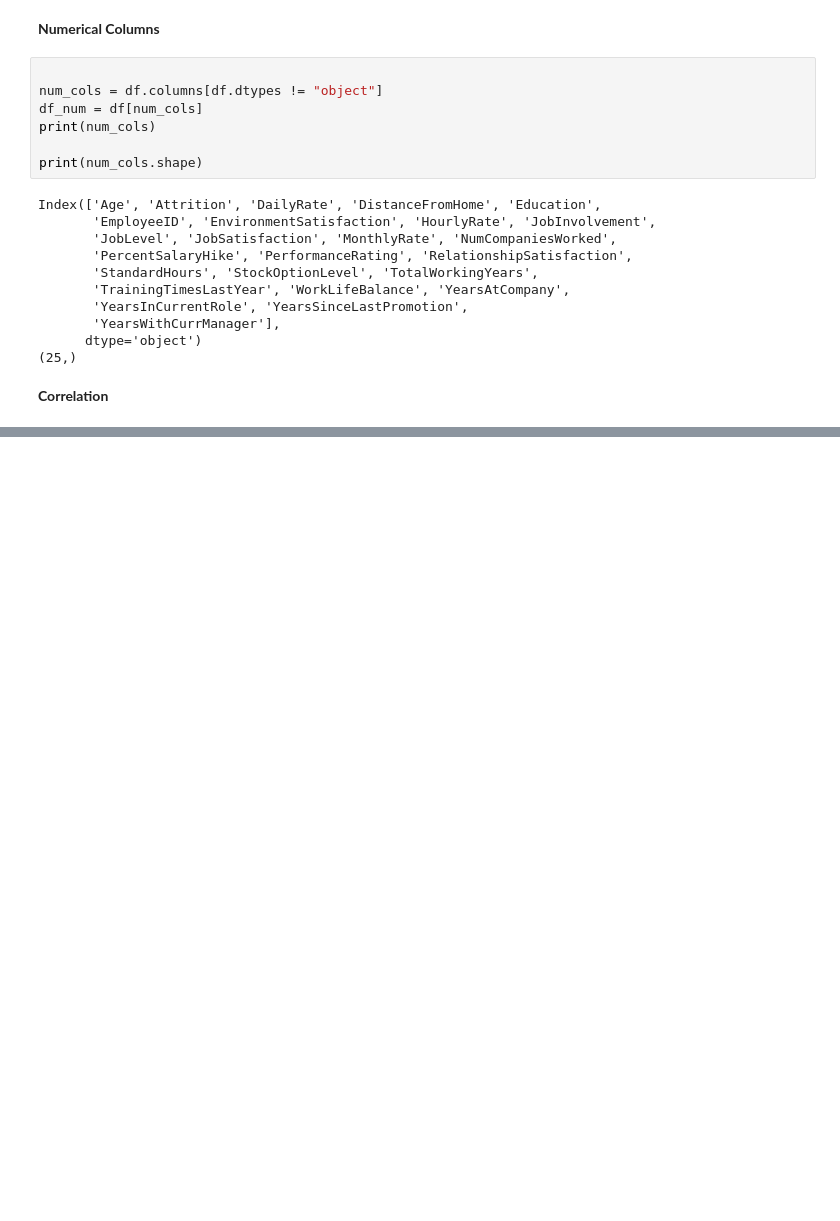
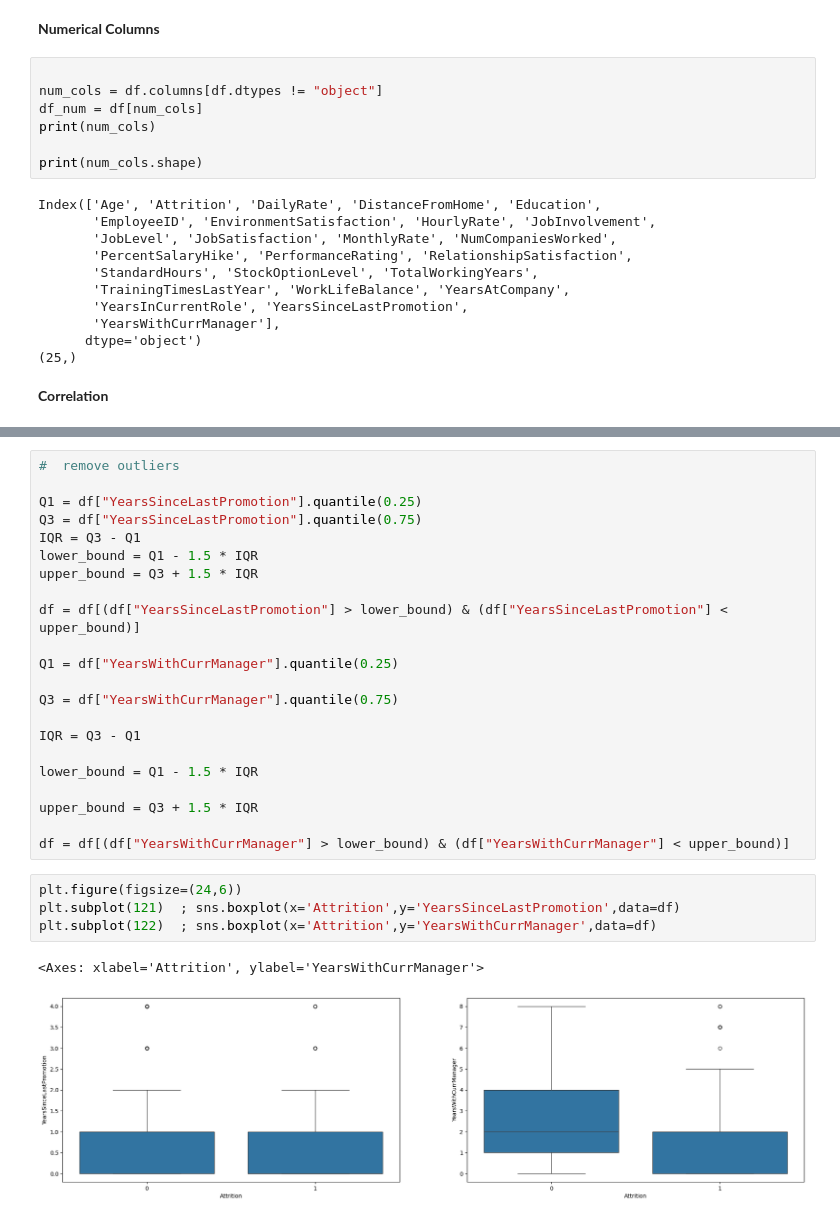
Before and after one commit to ziaulislammughal/NUEXUS-Technologies-AI-Internship-, a Jupyter notebook: EAP.ipynb, the cells around one changed output, grey strips where cells are left out. Cells and saved outputs as stored; diff of their text form; blank space fills up the shorter version.

```diff
--- a/EAP.ipynb
+++ b/EAP.ipynb
@@ -272,0 +322,29 @@ Index(['Age', 'Attrition', 'DailyRate', 'DistanceFromHome', 'Education',
+# %%
+#  remove outliers
+
+Q1 = df["YearsSinceLastPromotion"].quantile(0.25)
+Q3 = df["YearsSinceLastPromotion"].quantile(0.75)
+IQR = Q3 - Q1
+lower_bound = Q1 - 1.5 * IQR
+upper_bound = Q3 + 1.5 * IQR
+
+df = df[(df["YearsSinceLastPromotion"] > lower_bound) & (df["YearsSinceLastPromotion"] < upper_bound)]
+
+Q1 = df["YearsWithCurrManager"].quantile(0.25)
+
+Q3 = df["YearsWithCurrManager"].quantile(0.75)
+
+IQR = Q3 - Q1
+
+lower_bound = Q1 - 1.5 * IQR
+
+upper_bound = Q3 + 1.5 * IQR
+
+df = df[(df["YearsWithCurrManager"] > lower_bound) & (df["YearsWithCurrManager"] < upper_bound)]
+# %%
+plt.figure(figsize=(24,6))
+plt.subplot(121)  ; sns.boxplot(x='Attrition',y='YearsSinceLastPromotion',data=df)
+plt.subplot(122)  ; sns.boxplot(x='Attrition',y='YearsWithCurrManager',data=df)
+# %% [output]
+<Axes: xlabel='Attrition', ylabel='YearsWithCurrManager'>
+[figure, added]
```
Also changed, not shown: parts of 7 cells of this notebook.
